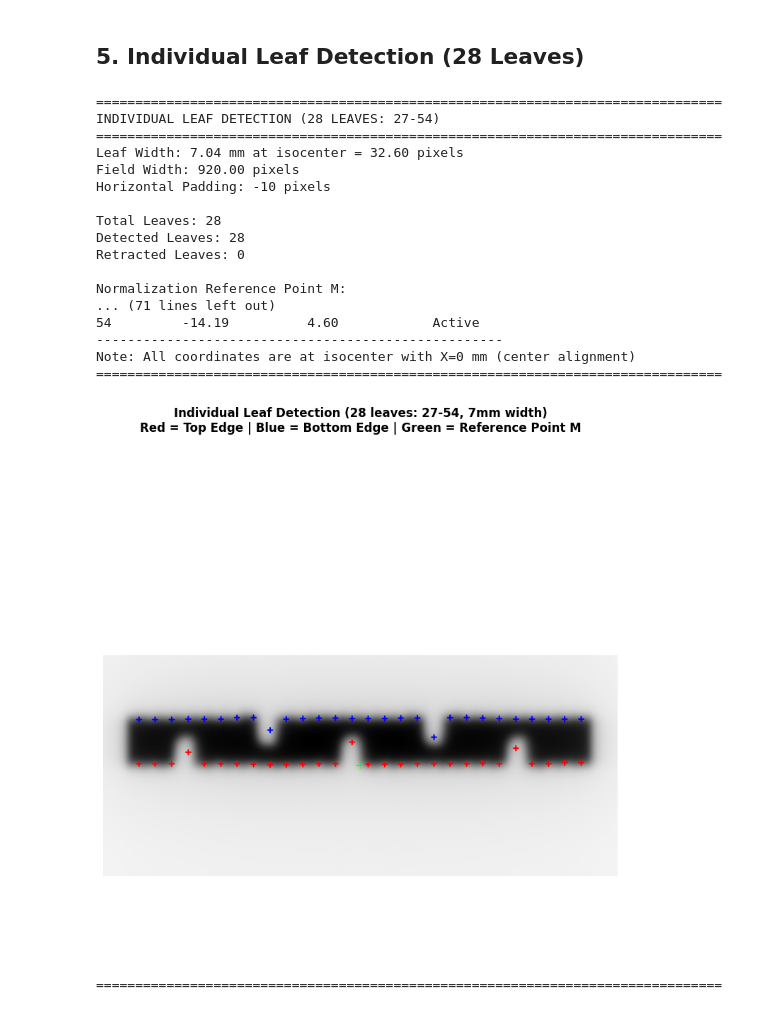
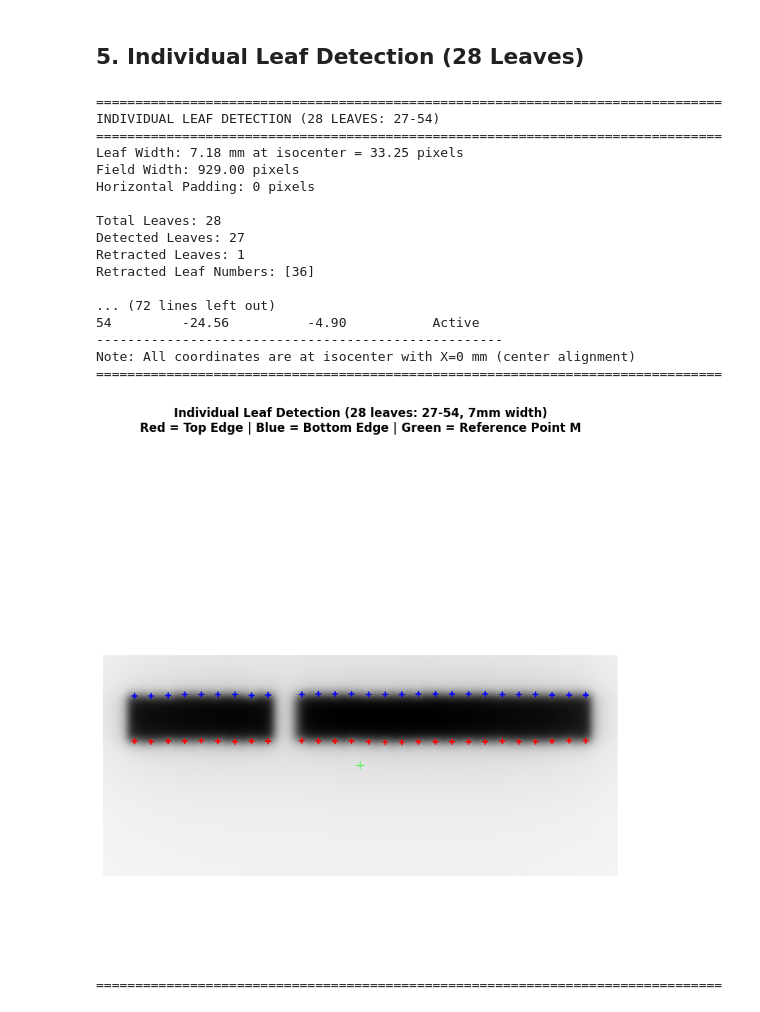
Before and after one commit to AlexandreGirold/DicomAnalysis, a Jupyter notebook: backend/services/dicom_analysis_V2.ipynb, the cells around one changed output. Cells and saved outputs as stored; diff of their text form; code cells hidden in the pictures.

```diff
--- a/backend/services/dicom_analysis_V2.ipynb
+++ b/backend/services/dicom_analysis_V2.ipynb
@@ -16,7 +16,7 @@ plt.rcParams['figure.figsize'] = (12, 4)
 ## 2. Load DICOM File and Extract Metadata
 # %%
 # Path to DICOM file
-dicom_file = r'R:\RADIOTHERAPIE_SC_GENERAL\0 - TOP accelerateurs\05 UNITY\Hebdo_MLCprecision\CQMLCerreur\RTI00522.dcm'
+dicom_file = r'R:\RADIOTHERAPIE_SC_GENERAL\0 - TOP accelerateurs\05 UNITY\Hebdo_MLCprecision\CQMLCerreur\RTI00521.dcm'
 
 # Load DICOM data
 dicom_data = pydicom.dcmread(dicom_file)
@@ -244,9 +244,9 @@ Settings: threshold=127, min_area=200, merge_distance=40px
 # %%
 # Leaf detection parameters
 num_leaves = 28  # Fixed number of MLC leaves
-leaf_width_iso = 7.04  # mm at isocenter (FIXED specification)
-leaf_detection_threshold = 100  # Binary threshold for edge detection lower=more sensitive)
-horizontal_padding_pixels = -10  # Horizontal padding to extend/shrink detection region (can be negative)
+leaf_width_iso = 7.18  # mm at isocenter (FIXED specification)
+leaf_detection_threshold = 115  # Binary threshold for edge detection lower=more sensitive)
+horizontal_padding_pixels = 0  # Horizontal padding to extend/shrink detection region (can be negative)
 
 leaf_numbers = list(range(27, 55))  # [27, 28, 29, ..., 53, 54]
 
@@ -448,40 +448,40 @@ if len(contours) > 0:
             (int(ref_point_u) - cross_size, int(ref_point_v)),
             (int(ref_point_u) + cross_size, int(ref_point_v)),
             cross_color_ref, 1)
     cv2.line(leaf_detection_image,
             (int(ref_point_u), int(ref_point_v) - cross_size),
             (int(ref_point_u), int(ref_point_v) + cross_size),
             cross_color_ref, 1)
 
     # Display visualization
     plt.figure(figsize=(14, 8))
     plt.imshow(leaf_detection_image)
     plt.title('Individual Leaf Detection (28 leaves: 27-54, 7mm width)\nRed = Top Edge | Blue = Bottom Edge | Green = Reference Point M',
              fontsize=12, fontweight='bold')
     plt.axis('off')
     plt.tight_layout()
     plt.show()
 
     print("="*80)
 else:
     print("\n⚠️  No contours detected! Cannot perform leaf detection.")
 # %% [output]
 ================================================================================
 INDIVIDUAL LEAF DETECTION (28 LEAVES: 27-54)
 ================================================================================
-Leaf Width: 7.04 mm at isocenter = 32.60 pixels
-Field Width: 920.00 pixels
-Horizontal Padding: -10 pixels
+Leaf Width: 7.18 mm at isocenter = 33.25 pixels
+Field Width: 929.00 pixels
+Horizontal Padding: 0 pixels
 
 Total Leaves: 28
-Detected Leaves: 28
-Retracted Leaves: 0
+Detected Leaves: 27
+Retracted Leaves: 1
+Retracted Leaf Numbers: [36]
 
-Normalization Reference Point M:
-... (71 lines left out)
-54         -14.19          4.60            Active
+... (72 lines left out)
+54         -24.56          -4.90           Active
 ----------------------------------------------------
 Note: All coordinates are at isocenter with X=0 mm (center alignment)
 ================================================================================
-[figure, old version]
+[figure, new version]
 ================================================================================
```
Also changed, not shown: parts of 2 cells of this notebook, 22 other files.
